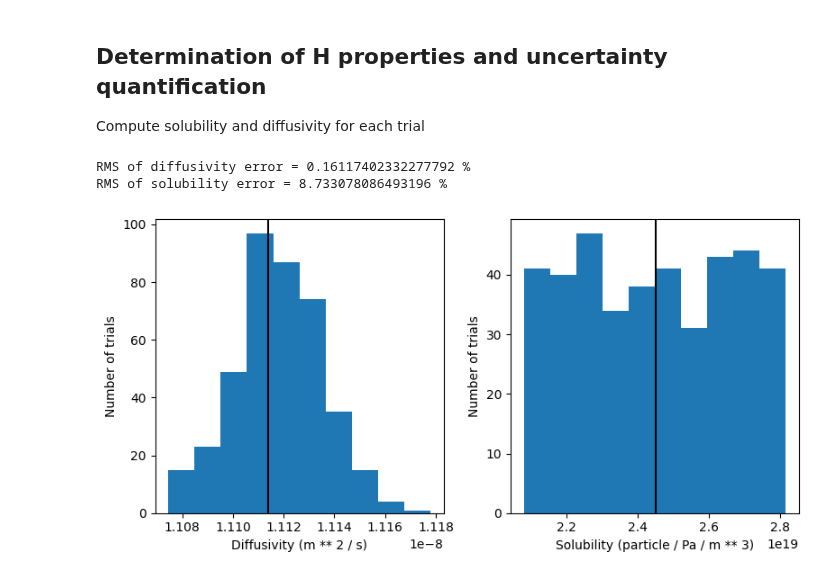
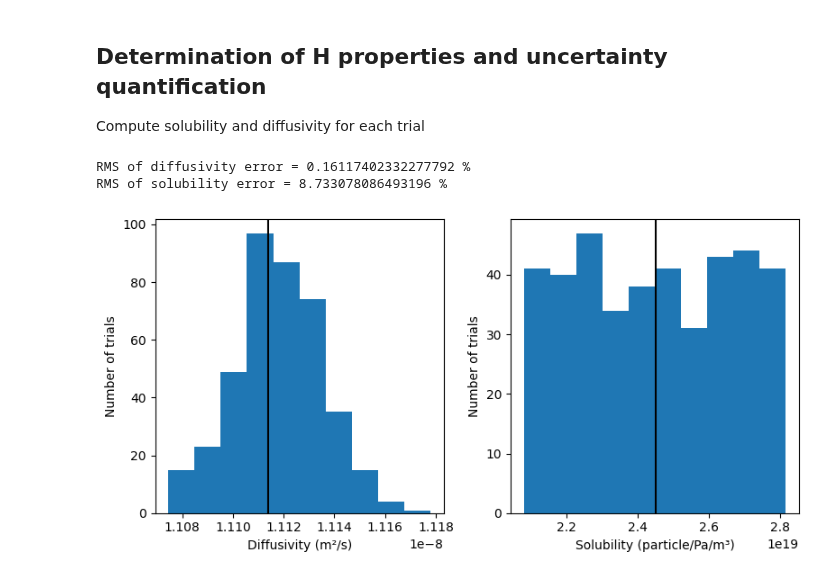
Before and after one commit to RemDelaporteMathurin/hyperion, a Jupyter notebook: permeation_rig_monte_carlo.ipynb, the cells around one changed output. Saved outputs shown, nothing was run; the diff lists cells and outputs as text; code cells hidden in the pictures.

```diff
--- a/permeation_rig_monte_carlo.ipynb
+++ b/permeation_rig_monte_carlo.ipynb
@@ -166,28 +166,28 @@ Compute solubility and diffusivity for each trial
 # %%
 diffusivity_estimates = (-slope_per_trial / (6 * intercept_per_trial) * L**2).to(ureg.m**2 * ureg.s**-1)
 solubility_estimates = (-6 * intercept_per_trial * V_down / (P_up * T * Rg * A * L)).to(ureg.particle * ureg.m**-3 * ureg.Pa**-1)
 
 diffusivity_errors = ((diffusivity_estimates - D_flinak) / D_flinak).to(ureg.dimensionless).magnitude
 print(f"RMS of diffusivity error = {100 * np.sqrt(np.mean(diffusivity_errors**2))} %")
 
 solubility_errors = ((solubility_estimates - K_flinak) / K_flinak).to(ureg.dimensionless).magnitude
 print(f"RMS of solubility error = {100 * np.sqrt(np.mean(solubility_errors**2))} %")
 
 fig, axes = plt.subplots(nrows=1, ncols=2, figsize=(8, 4))
 ax_d, ax_s = axes
 
 ax_d.hist(diffusivity_estimates)
 ax_d.axvline(D_flinak, color="black")
-ax_d.set_xlabel(f"Diffusivity ({D_flinak.units:~})")
+ax_d.set_xlabel(f"Diffusivity ({D_flinak.units:~P})")
 ax_d.set_ylabel("Number of trials")
 
 ax_s.hist(solubility_estimates)
 ax_s.axvline(K_flinak, color="black")
-ax_s.set_xlabel(f"Solubility ({K_flinak.units:~})")
+ax_s.set_xlabel(f"Solubility ({K_flinak.units:~P})")
 ax_s.set_ylabel("Number of trials")
 
 fig.tight_layout()
 # %% [output]
 RMS of diffusivity error = 0.16117402332277792 %
 RMS of solubility error = 8.733078086493196 %
-[figure, old version]
+[figure, new version]
```
